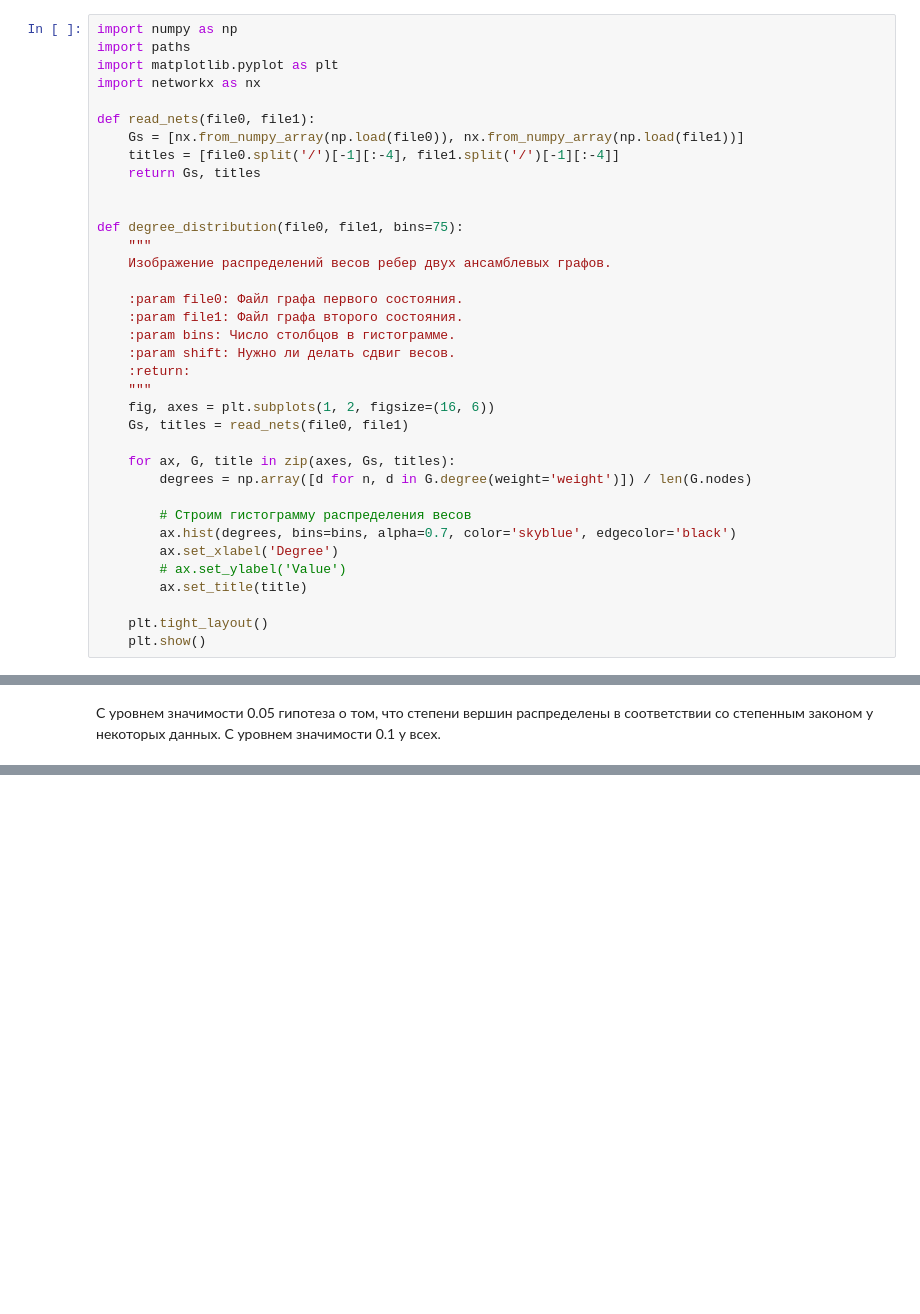
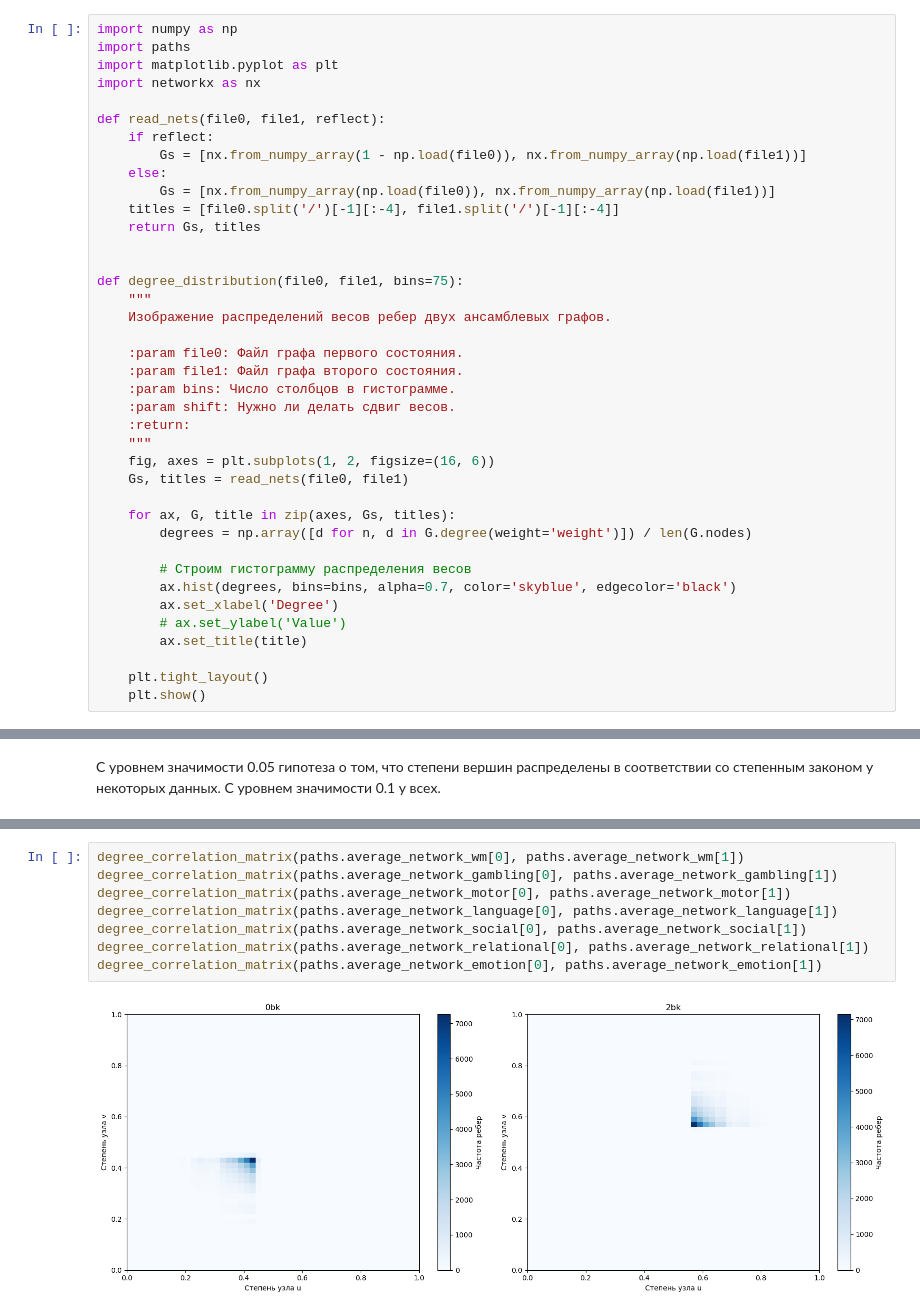
Before and after one commit to Daniil-Vlasenko/HSE_HCP_fMRI_ensemble_graphs, a Jupyter notebook: code/Python/edges_exploring_new.ipynb, the cells around one changed output, grey strips where cells are left out. Saved outputs shown, nothing was run; the diff lists cells and outputs as text; blank space fills up the shorter version.

```diff
--- a/code/Python/edges_exploring_new.ipynb
+++ b/code/Python/edges_exploring_new.ipynb
@@ -126,8 +126,11 @@ import paths
 import matplotlib.pyplot as plt
 import networkx as nx
 
-def read_nets(file0, file1):
-    Gs = [nx.from_numpy_array(np.load(file0)), nx.from_numpy_array(np.load(file1))]
+def read_nets(file0, file1, reflect):
+    if reflect:
+        Gs = [nx.from_numpy_array(1 - np.load(file0)), nx.from_numpy_array(np.load(file1))]
+    else:
+        Gs = [nx.from_numpy_array(np.load(file0)), nx.from_numpy_array(np.load(file1))]
     titles = [file0.split('/')[-1][:-4], file1.split('/')[-1][:-4]]
     return Gs, titles
 
@@ -267,0 +317,10 @@ KS статистика: 0.04772084082459238
+# %%
+degree_correlation_matrix(paths.average_network_wm[0], paths.average_network_wm[1])
+degree_correlation_matrix(paths.average_network_gambling[0], paths.average_network_gambling[1])
+degree_correlation_matrix(paths.average_network_motor[0], paths.average_network_motor[1])
+degree_correlation_matrix(paths.average_network_language[0], paths.average_network_language[1])
+degree_correlation_matrix(paths.average_network_social[0], paths.average_network_social[1])
+degree_correlation_matrix(paths.average_network_relational[0], paths.average_network_relational[1])
+degree_correlation_matrix(paths.average_network_emotion[0], paths.average_network_emotion[1])
+# %% [output]
+[figure, added]
```
Also changed, not shown: parts of 5 cells of this notebook.
